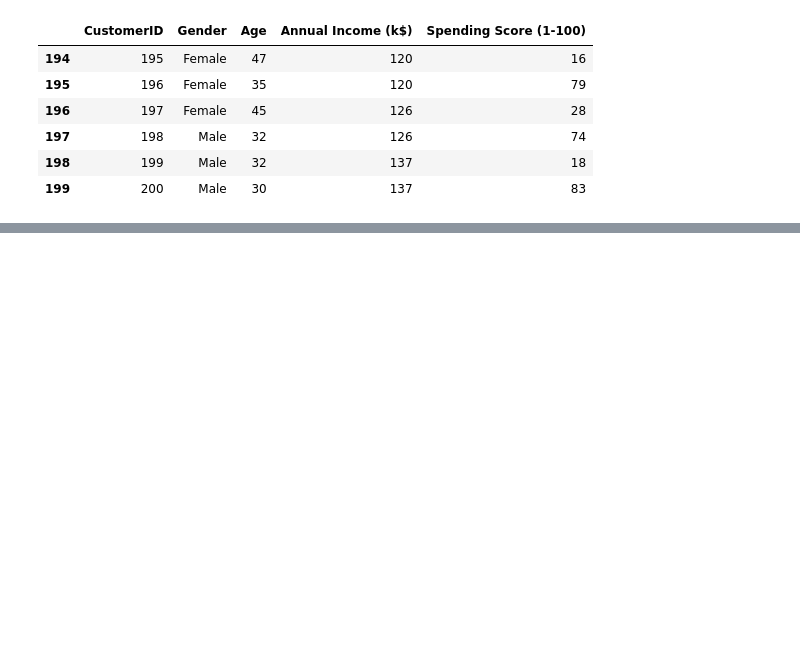
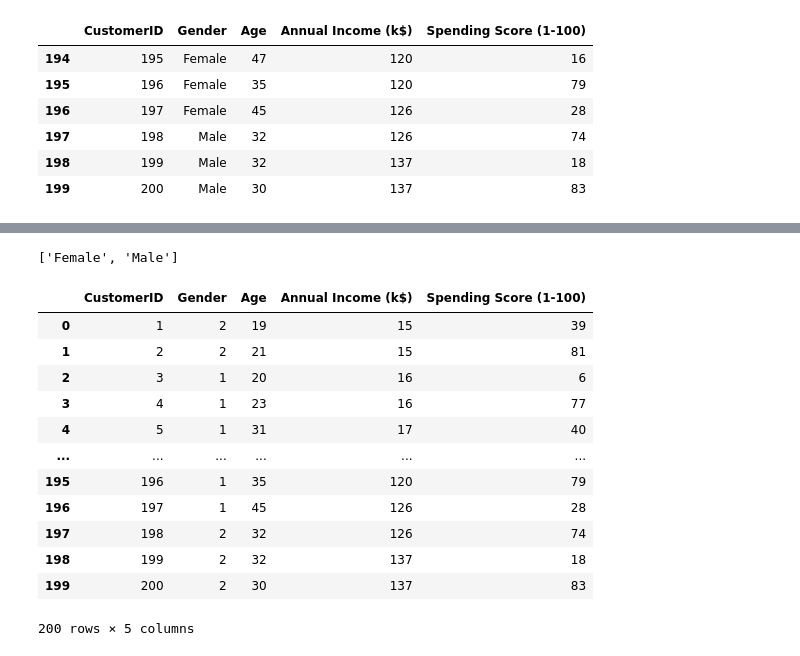
Before and after one commit to Oiapokxui/IGTI, a Jupyter notebook: Mod1/Cap1.8.ipynb, the cells around one changed output, grey strips where cells are left out. Saved outputs shown, nothing was run; the diff lists cells and outputs as text; code cells hidden in the pictures; blank space fills up the shorter version.

```diff
--- a/Mod1/Cap1.8.ipynb
+++ b/Mod1/Cap1.8.ipynb
@@ -230,0 +259,8 @@ rendaAnualOutliers
+# %%
+# Inicialmente, mCost['Gender '] é uma coluna de tipo
+# OBJECT (nesse caso, uma str)
+# Podemos transformar o tipo da coluna usando DataFram.astype()
+# Pandas permite que você transforme str em um tipo chamado
+# CATEGORY,que é útil para dados categóricos
+genders = mCost['Gender'].astype('category')
+genders
@@ -230,0 +281,41 @@ rendaAnualOutliers
+# %%
+# Sabendo que agora nossos dados de genero sao categoricos
+# podemos usar a função .cat.categories.tolist() para gerar
+# uma lista (em ordem alfabetica) de todas as distintas categorias encontradas na série
+genders = genders.cat.categories.tolist()
+genders
+# %% [output]
+['Female', 'Male']
+# %%
+#oh boy, here we go...
+
+# zip(a, b) pega duas tuplas (a e b) e faz pares entre os elementos das tuplas
+# de acordo com a posição do elemento: 1º elemento de a com 1º elemento de b etcetcetc
+
+# ao chamar zip(genders, list(range(1, len(genders)+1))), estamos unindo
+# a tupla genders com a tupla (1, 2, 3, 4, ... , n- 1, n), onde n é o tamanho da
+# primeira tupla
+
+# novoDict é um dicionário que mapeia Gender para Female ou Male e Female para 1
+# e male para 2
+novoDict = {'Gender' : {k : v for k, v in zip(genders,list(range(1, len(genders)+1)))}}
+# %%
+mCostNorm = mCost.copy()
+# Substitui de acordo com o mapa novoDict o nosso dataframe,
+# sobrescrevendo os dados
+mCostNorm.replace(novoDict, inplace = True)
+mCostNorm
+# %% [output]
+|  | CustomerID | Gender | Age | Annual Income (k$) | Spending Score (1-100) |
+| 0 | 1 | 2 | 19 | 15 | 39 |
+| 1 | 2 | 2 | 21 | 15 | 81 |
+| 2 | 3 | 1 | 20 | 16 | 6 |
+| 3 | 4 | 1 | 23 | 16 | 77 |
+| 4 | 5 | 1 | 31 | 17 | 40 |
+| ... | ... | ... | ... | ... | ... |
+| 195 | 196 | 1 | 35 | 120 | 79 |
+| 196 | 197 | 1 | 45 | 126 | 28 |
+| 197 | 198 | 2 | 32 | 126 | 74 |
+| 198 | 199 | 2 | 32 | 137 | 18 |
+| 199 | 200 | 2 | 30 | 137 | 83 |
+200 rows × 5 columns
```
Also changed, not shown: parts of 10 cells of this notebook.
